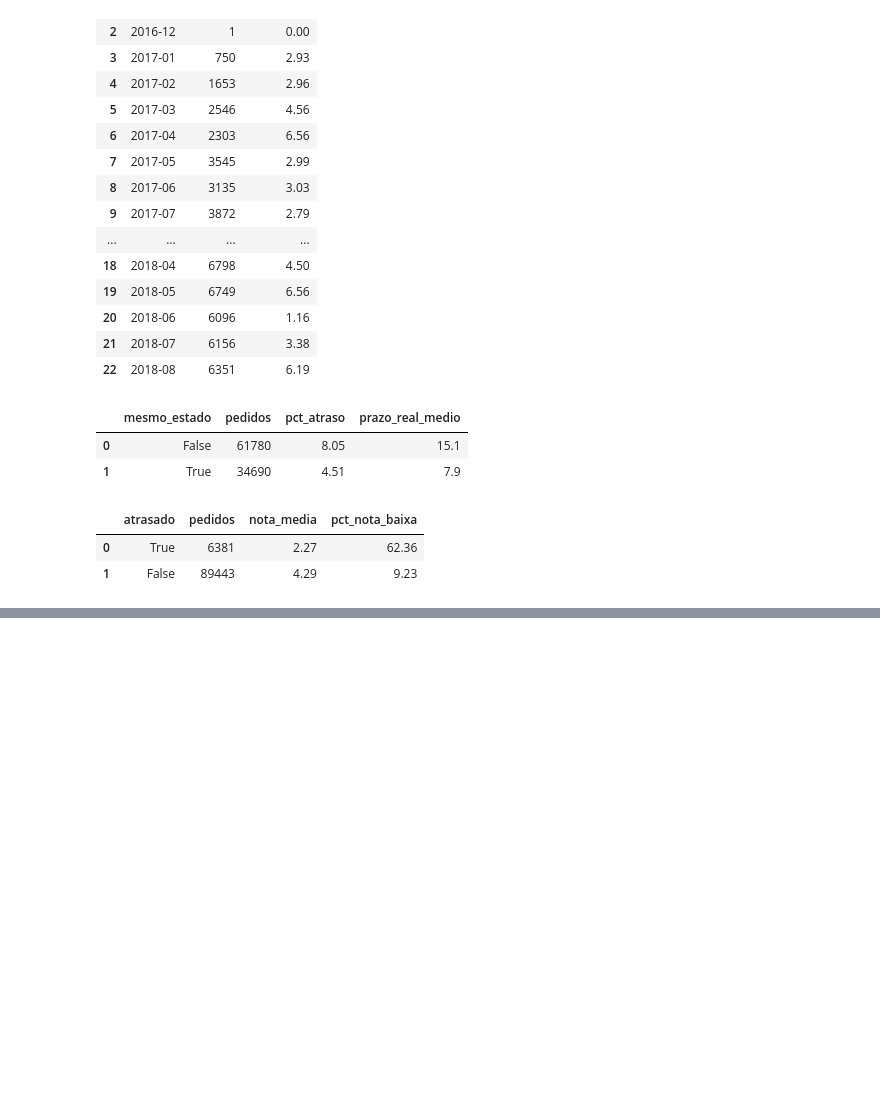
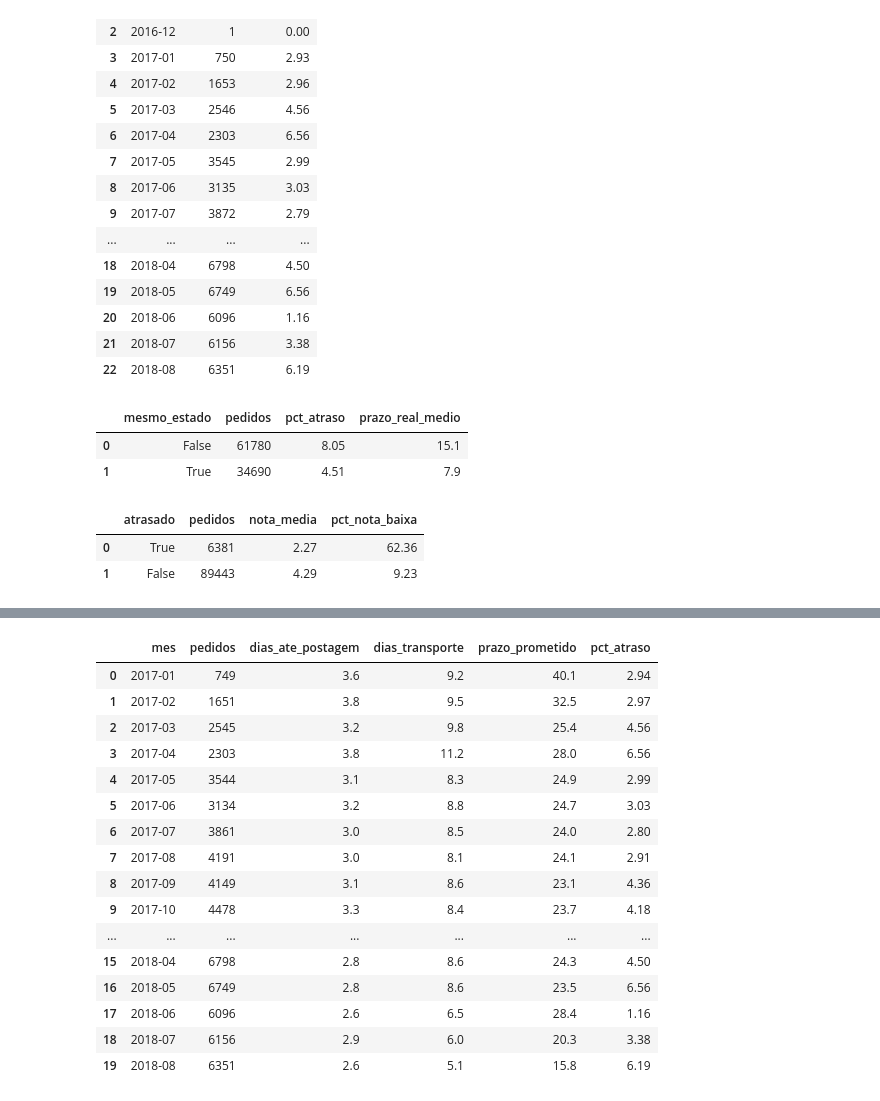
Before and after one commit to Luis-Filipe-Santos/olist-delivery-delay, a Jupyter notebook: notebooks/02_analise_atraso.ipynb, the cells around one changed output, grey strips where cells are left out. Drawn from its saved outputs; the diff is of its cells as text; code cells hidden in the pictures; blank space fills up the shorter version.

```diff
--- a/notebooks/02_analise_atraso.ipynb
+++ b/notebooks/02_analise_atraso.ipynb
@@ -106,0 +194,30 @@ GROUP BY 1
+# %%
+con.sql("""
+SELECT strftime(dt_compra, '%Y-%m') AS mes, COUNT(*) AS pedidos,
+  ROUND(AVG(date_diff('day', CAST(dt_compra AS DATE), CAST(dt_postagem AS DATE))), 1) AS dias_ate_postagem,
+  ROUND(AVG(date_diff('day', CAST(dt_postagem AS DATE), CAST(dt_entrega AS DATE))), 1) AS dias_transporte,
+  ROUND(AVG(prazo_prometido_dias), 1) AS prazo_prometido,
+  ROUND(100.0 * AVG(atrasado::INT), 2) AS pct_atraso
+FROM analitica_pedidos
+WHERE NOT data_inconsistente AND dt_postagem IS NOT NULL
+  AND dt_compra >= '2017-01-01'
+GROUP BY 1 ORDER BY 1
+""").df()
+# %% [output]
+|  | mes | pedidos | dias_ate_postagem | dias_transporte | prazo_prometido | pct_atraso |
+| 0 | 2017-01 | 749 | 3.6 | 9.2 | 40.1 | 2.94 |
+| 1 | 2017-02 | 1651 | 3.8 | 9.5 | 32.5 | 2.97 |
+| 2 | 2017-03 | 2545 | 3.2 | 9.8 | 25.4 | 4.56 |
+| 3 | 2017-04 | 2303 | 3.8 | 11.2 | 28.0 | 6.56 |
+| 4 | 2017-05 | 3544 | 3.1 | 8.3 | 24.9 | 2.99 |
+| 5 | 2017-06 | 3134 | 3.2 | 8.8 | 24.7 | 3.03 |
+| 6 | 2017-07 | 3861 | 3.0 | 8.5 | 24.0 | 2.80 |
+| 7 | 2017-08 | 4191 | 3.0 | 8.1 | 24.1 | 2.91 |
+| 8 | 2017-09 | 4149 | 3.1 | 8.6 | 23.1 | 4.36 |
+| 9 | 2017-10 | 4478 | 3.3 | 8.4 | 23.7 | 4.18 |
+| ... | ... | ... | ... | ... | ... | ... |
+| 15 | 2018-04 | 6798 | 2.8 | 8.6 | 24.3 | 4.50 |
+| 16 | 2018-05 | 6749 | 2.8 | 8.6 | 23.5 | 6.56 |
+| 17 | 2018-06 | 6096 | 2.6 | 6.5 | 28.4 | 1.16 |
+| 18 | 2018-07 | 6156 | 2.9 | 6.0 | 20.3 | 3.38 |
+| 19 | 2018-08 | 6351 | 2.6 | 5.1 | 15.8 | 6.19 |
```
Also changed, not shown: parts of 8 cells of this notebook, 3 other files.
